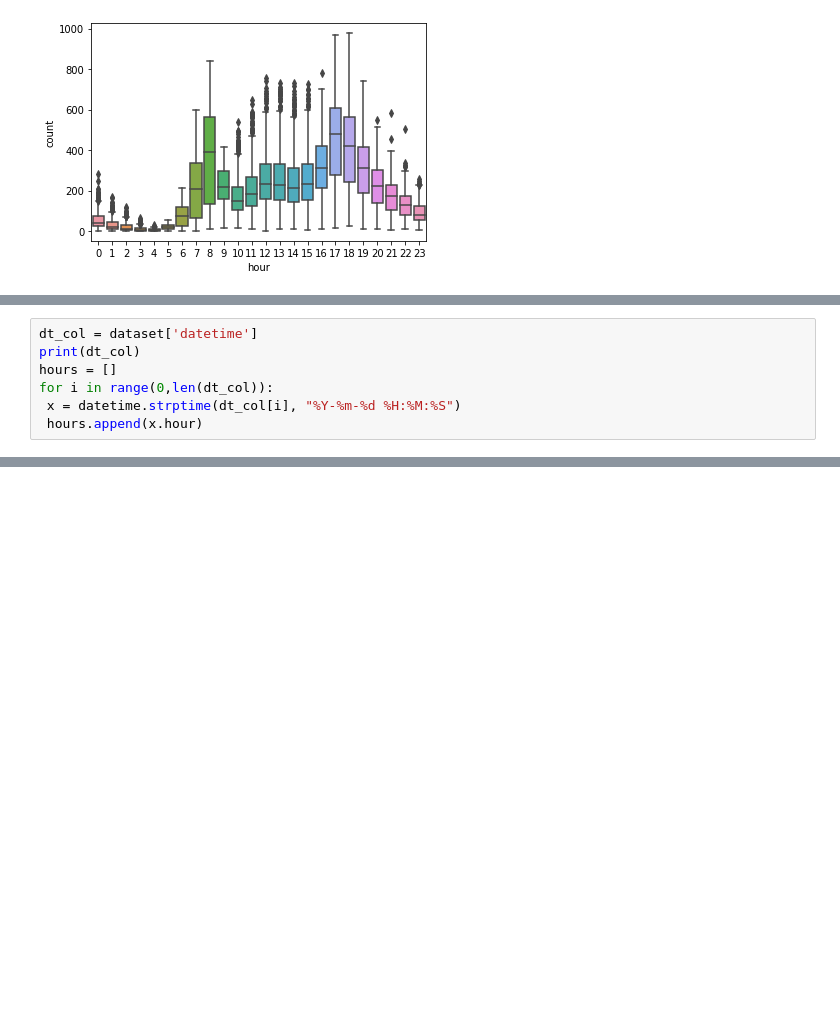
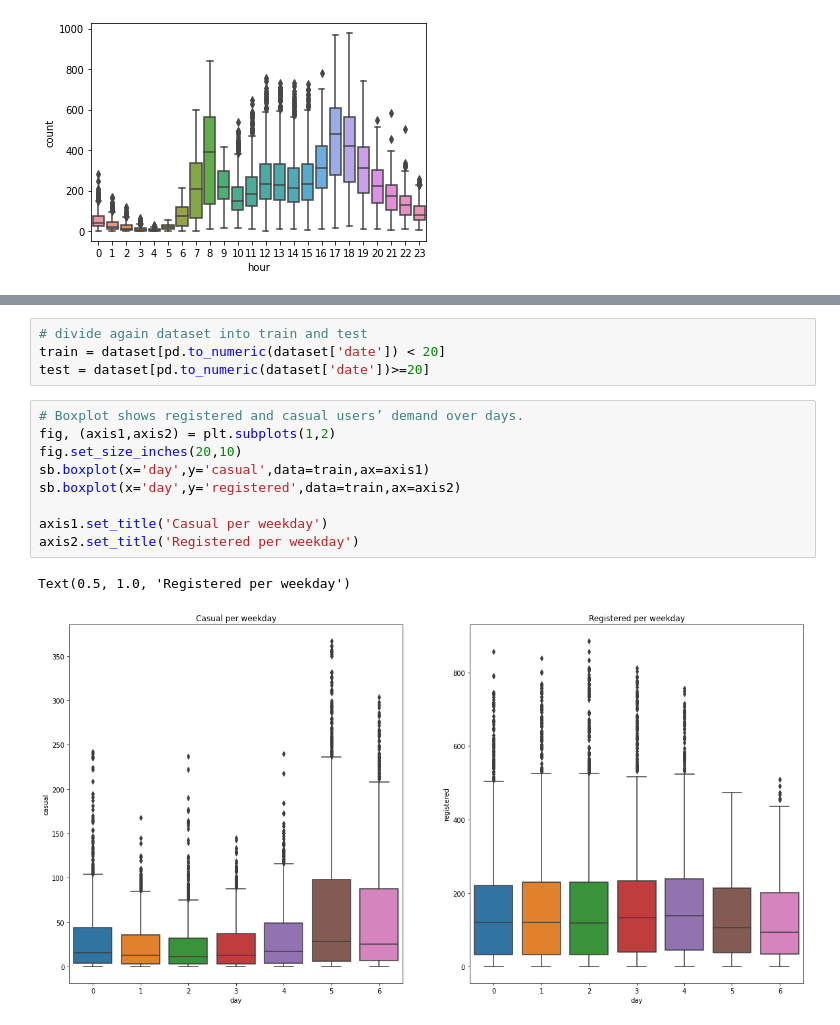
Before and after one commit to davione112/dav112, a Jupyter notebook: BikeSD.ipynb, the cells around one changed output, grey strips where cells are left out. Saved outputs shown, nothing was run; the diff lists cells and outputs as text; blank space fills up the shorter version.

```diff
--- a/BikeSD.ipynb
+++ b/BikeSD.ipynb
@@ -195,7 +163,0 @@ Get hour in 'datetime' column.
-# %%
-dt_col = dataset['datetime']
-print(dt_col)
-hours = []
-for i in range(0,len(dt_col)):
- x = datetime.strptime(dt_col[i], "%Y-%m-%d %H:%M:%S")
- hours.append(x.hour)
@@ -308,0 +214,16 @@ print(Y_test.shape)
+# %%
+# divide again dataset into train and test
+train = dataset[pd.to_numeric(dataset['date']) < 20]
+test = dataset[pd.to_numeric(dataset['date'])>=20]
+# %%
+# Boxplot shows registered and casual users’ demand over days.
+fig, (axis1,axis2) = plt.subplots(1,2)
+fig.set_size_inches(20,10)
+sb.boxplot(x='day',y='casual',data=train,ax=axis1)
+sb.boxplot(x='day',y='registered',data=train,ax=axis2)
+
+axis1.set_title('Casual per weekday')
+axis2.set_title('Registered per weekday')
+# %% [output]
+Text(0.5, 1.0, 'Registered per weekday')
+[figure, added]
```
Also changed, not shown: parts of 40 cells of this notebook.
